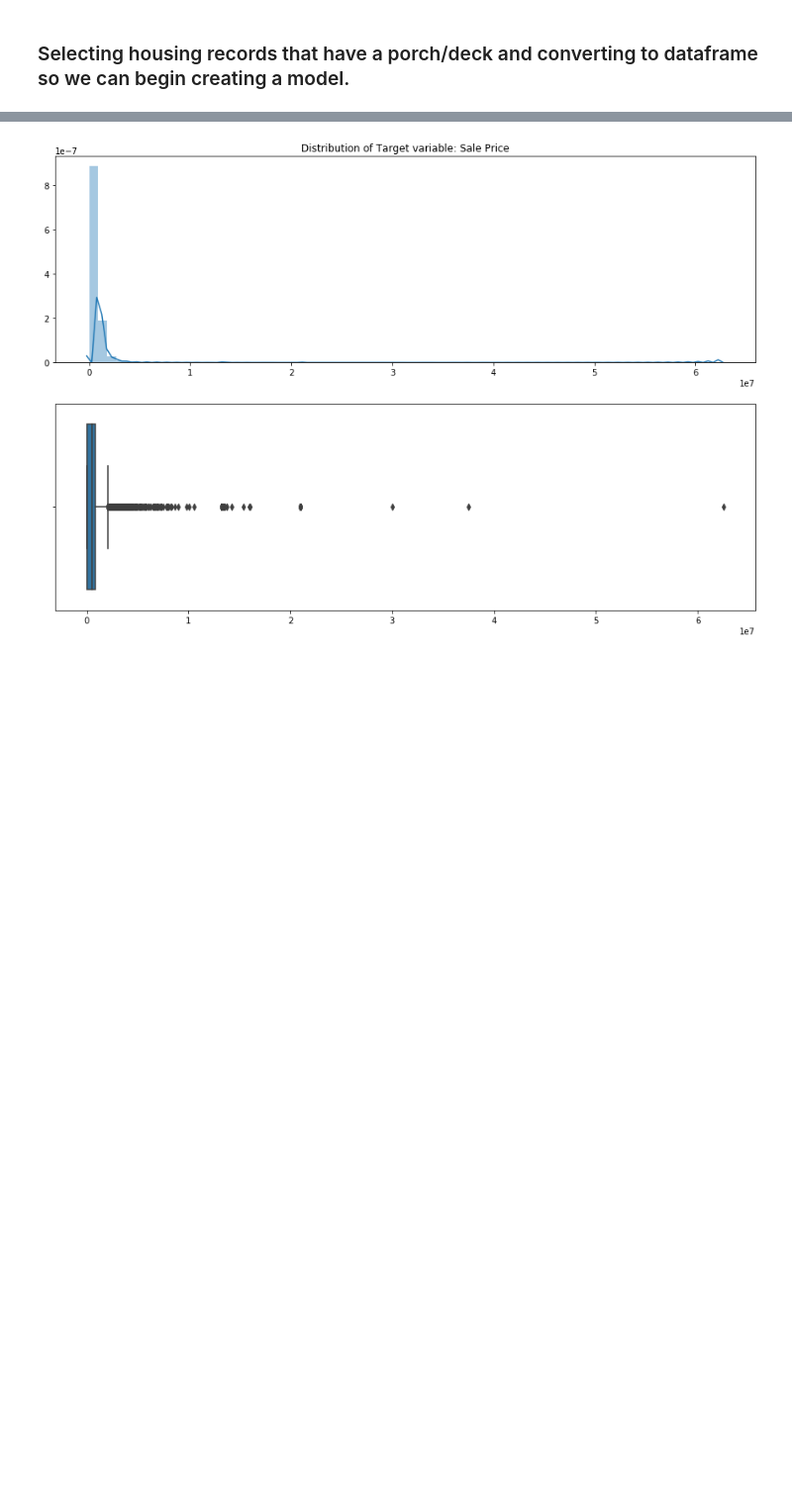
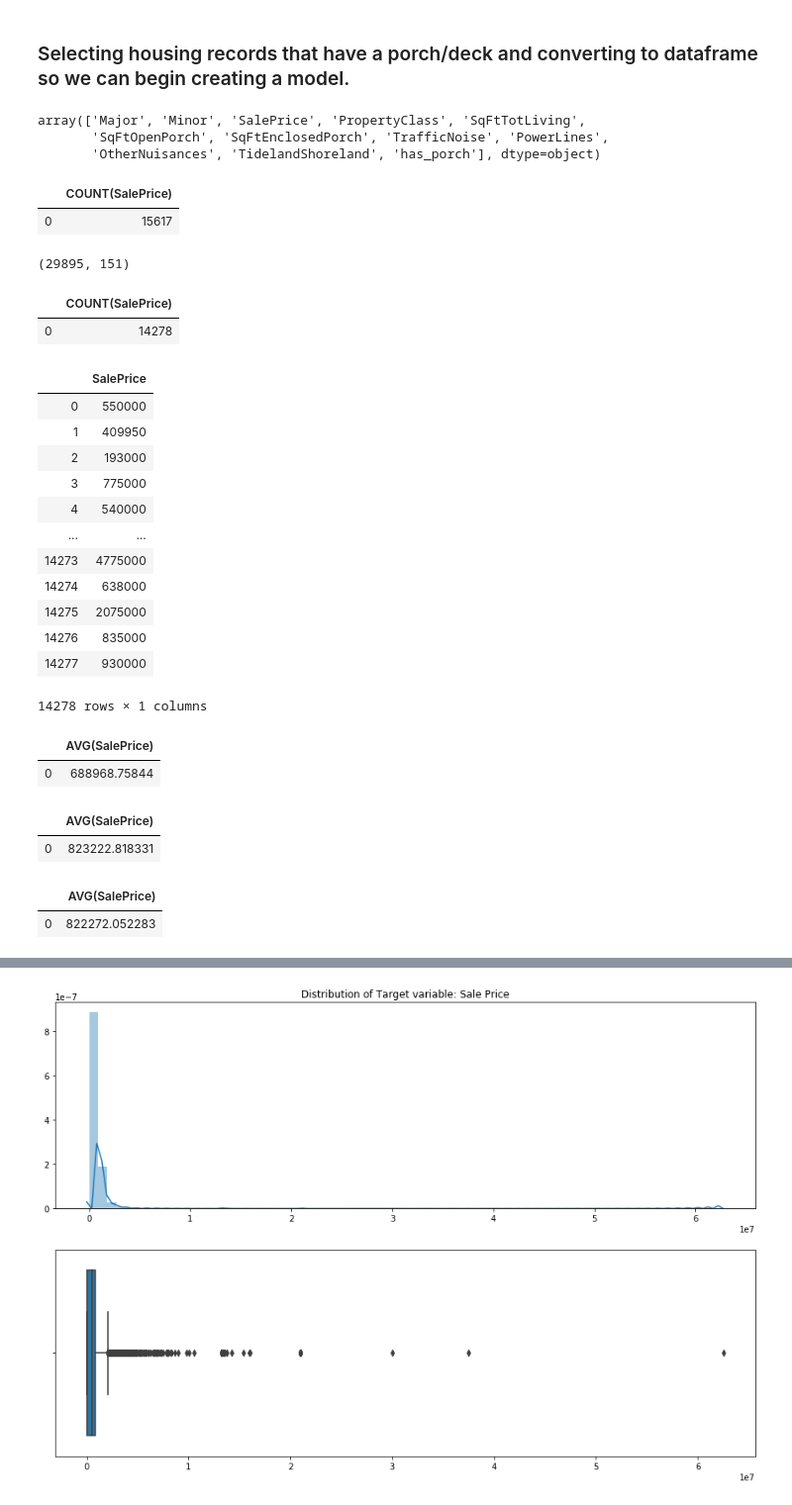
Before and after one commit to KarimOliver/mod_2_flatiron_project, a Jupyter notebook: notebooks/exploratory/01_jw_exploratory.ipynb, the cells around one changed output, grey strips where cells are left out. Shown at 99% size. Cells and saved outputs as stored; diff of their text form; code cells hidden in the pictures; blank space fills up the shorter version.

```diff
--- a/notebooks/exploratory/01_jw_exploratory.ipynb
+++ b/notebooks/exploratory/01_jw_exploratory.ipynb
@@ -327,3 +351,9 @@ housing_data
 # %% [markdown]
 ### Selecting housing records that have a porch/deck and converting to dataframe so we can begin creating a model.
+# %%
+np.array(df.columns)
+# %% [output]
+array(['Major', 'Minor', 'SalePrice', 'PropertyClass', 'SqFtTotLiving',
+       'SqFtOpenPorch', 'SqFtEnclosedPorch', 'TrafficNoise', 'PowerLines',
+       'OtherNuisances', 'TidelandShoreland', 'has_porch'], dtype=object)
 # %%
@@ -335 +365,22 @@ df_h_porch = pd.read_sql('''SELECT Major_minor, NbrLivingUnits, SalePrice, Condi
                 ''', con=engine)
+# %%
+df_h_porch
+# %% [output]
+|  | COUNT(SalePrice) |
+| 0 | 15617 |
+# %%
+df.shape
+# %% [output]
+(29895, 151)
+# %%
+df_no_porch = pd.read_sql('''SELECT COUNT(SalePrice)
+                FROM k_c_housing
+                WHERE SqFtOpenPorch = '0'
+                OR SqFtEnclosedPorch = '0'
+                AND PropertyType = 'R'
+                ''', con=engine)
+# %%
+df_no_porch
+# %% [output]
+|  | COUNT(SalePrice) |
+| 0 | 14278 |
@@ -335,0 +394,16 @@ df_h_porch = pd.read_sql('''SELECT Major_minor, NbrLivingUnits, SalePrice, Condi
+# %%
+df_no_porch
+# %% [output]
+|  | SalePrice |
+| 0 | 550000 |
+| 1 | 409950 |
+| 2 | 193000 |
+| 3 | 775000 |
+| 4 | 540000 |
+| ... | ... |
+| 14273 | 4775000 |
+| 14274 | 638000 |
+| 14275 | 2075000 |
+| 14276 | 835000 |
+| 14277 | 930000 |
+14278 rows × 1 columns
@@ -335,0 +417,5 @@ df_h_porch = pd.read_sql('''SELECT Major_minor, NbrLivingUnits, SalePrice, Condi
+# %%
+df_no_porch
+# %% [output]
+|  | AVG(SalePrice) |
+| 0 | 688968.75844 |
@@ -335,0 +430,5 @@ df_h_porch = pd.read_sql('''SELECT Major_minor, NbrLivingUnits, SalePrice, Condi
+# %%
+df_nuisance
+# %% [output]
+|  | AVG(SalePrice) |
+| 0 | 823222.818331 |
@@ -335,0 +443,5 @@ df_h_porch = pd.read_sql('''SELECT Major_minor, NbrLivingUnits, SalePrice, Condi
+# %%
+df_no_nuisance
+# %% [output]
+|  | AVG(SalePrice) |
+| 0 | 822272.052283 |
```
Also changed, not shown: parts of 23 cells of this notebook, 2 other files.
